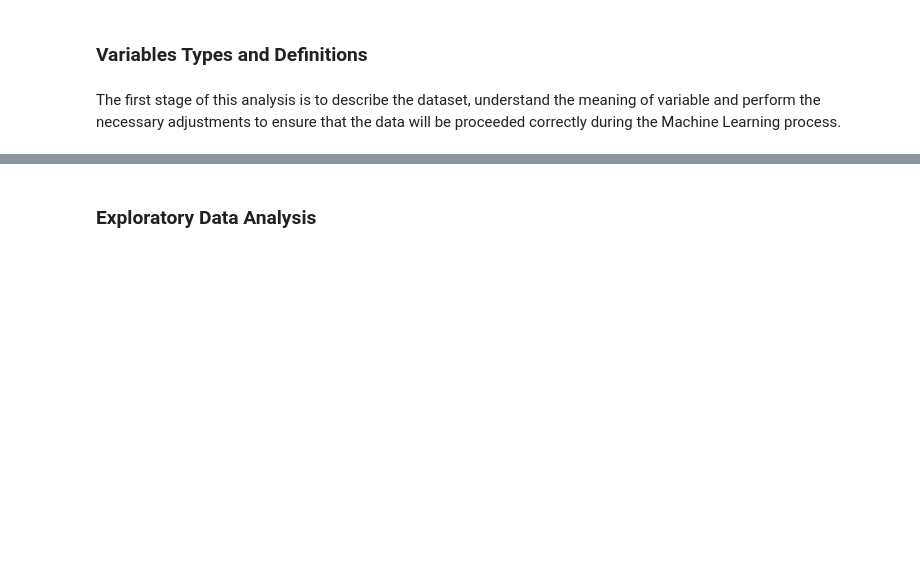
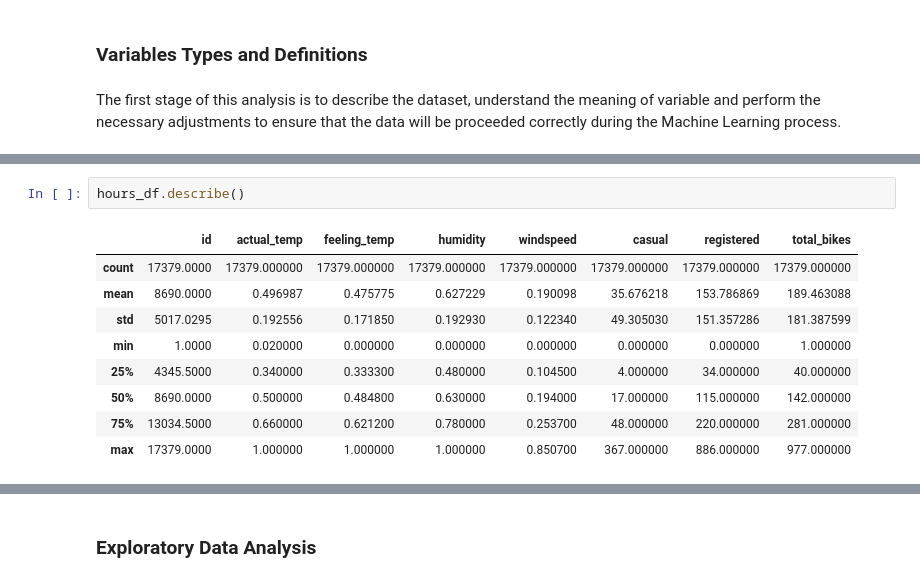
Before and after one commit to stsentemeidis/Bike_Sharing_Washington, a Jupyter notebook: MASTER.ipynb, the cells around one changed output, grey strips where cells are left out. Drawn from its saved outputs; the diff is of its cells as text; blank space fills up the shorter version.

```diff
--- a/MASTER.ipynb
+++ b/MASTER.ipynb
@@ -198,0 +196,12 @@ max      0.507463  3410.000000  6946.000000  8714.000000
+# %%
+hours_df.describe()
+# %% [output]
+|  | id | actual_temp | feeling_temp | humidity | windspeed | casual | registered | total_bikes |
+| count | 17379.0000 | 17379.000000 | 17379.000000 | 17379.000000 | 17379.000000 | 17379.000000 | 17379.000000 | 17379.000000 |
+| mean | 8690.0000 | 0.496987 | 0.475775 | 0.627229 | 0.190098 | 35.676218 | 153.786869 | 189.463088 |
+| std | 5017.0295 | 0.192556 | 0.171850 | 0.192930 | 0.122340 | 49.305030 | 151.357286 | 181.387599 |
+| min | 1.0000 | 0.020000 | 0.000000 | 0.000000 | 0.000000 | 0.000000 | 0.000000 | 1.000000 |
+| 25% | 4345.5000 | 0.340000 | 0.333300 | 0.480000 | 0.104500 | 4.000000 | 34.000000 | 40.000000 |
+| 50% | 8690.0000 | 0.500000 | 0.484800 | 0.630000 | 0.194000 | 17.000000 | 115.000000 | 142.000000 |
+| 75% | 13034.5000 | 0.660000 | 0.621200 | 0.780000 | 0.253700 | 48.000000 | 220.000000 | 281.000000 |
+| max | 17379.0000 | 1.000000 | 1.000000 | 1.000000 | 0.850700 | 367.000000 | 886.000000 | 977.000000 |
```
Also changed, not shown: parts of 35 cells of this notebook.
